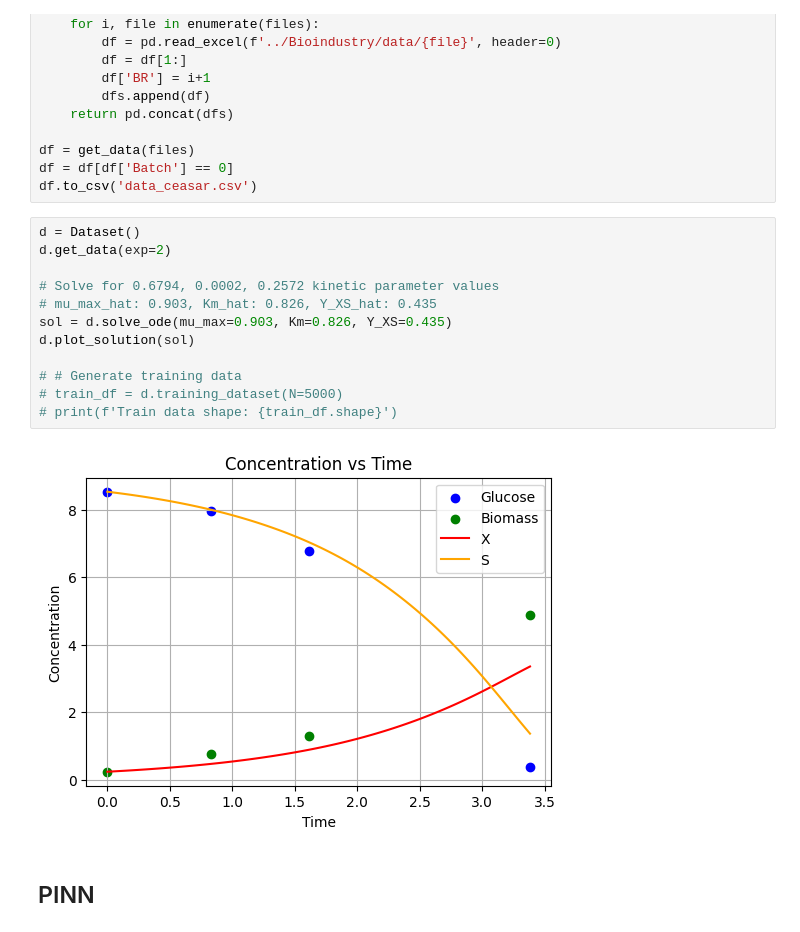
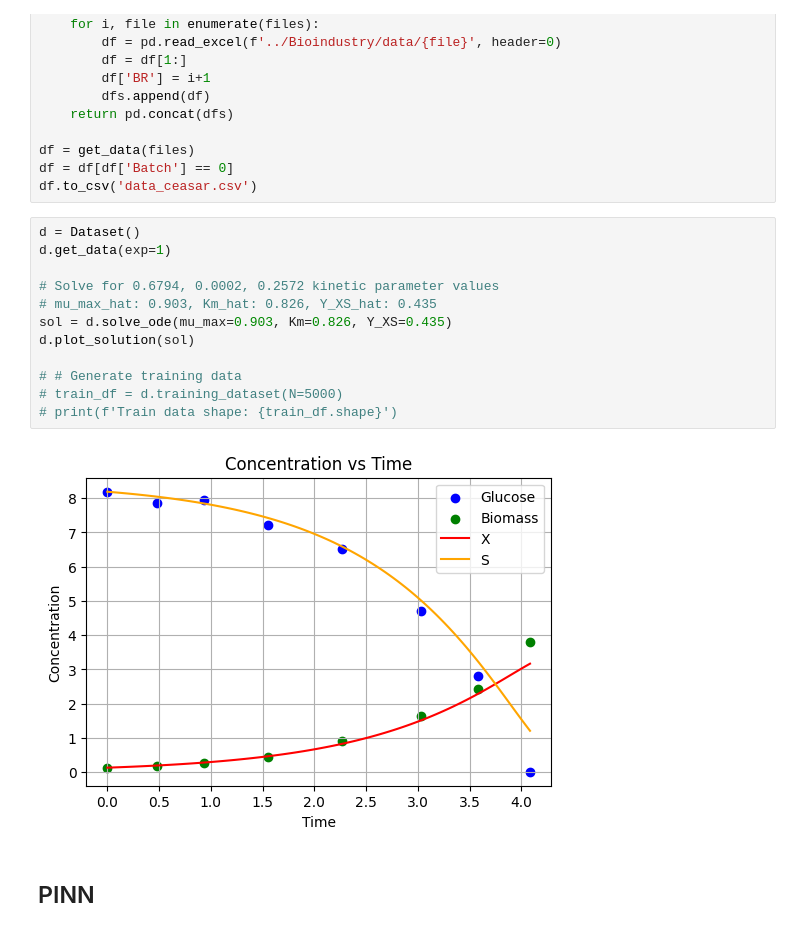
Before and after one commit to costasmexis/ModelMind, a Jupyter notebook: Notebooks/ceasar_main.ipynb, the cells around one changed output. Saved outputs shown, nothing was run; the diff lists cells and outputs as text.

```diff
--- a/Notebooks/ceasar_main.ipynb
+++ b/Notebooks/ceasar_main.ipynb
@@ -31,18 +31,18 @@ df = df[df['Batch'] == 0]
 df.to_csv('data_ceasar.csv')
 # %%
 d = Dataset()
-d.get_data(exp=2)
+d.get_data(exp=1)
 
 # Solve for 0.6794, 0.0002, 0.2572 kinetic parameter values
 # mu_max_hat: 0.903, Km_hat: 0.826, Y_XS_hat: 0.435
 sol = d.solve_ode(mu_max=0.903, Km=0.826, Y_XS=0.435)
 d.plot_solution(sol)
 
 # # Generate training data
 # train_df = d.training_dataset(N=5000)
 # print(f'Train data shape: {train_df.shape}')
 # %% [output]
-[figure, old version]
+[figure, new version]
 # %% [markdown]
 ## PINN
 # %%
```
Also changed, not shown: 12 other files.
